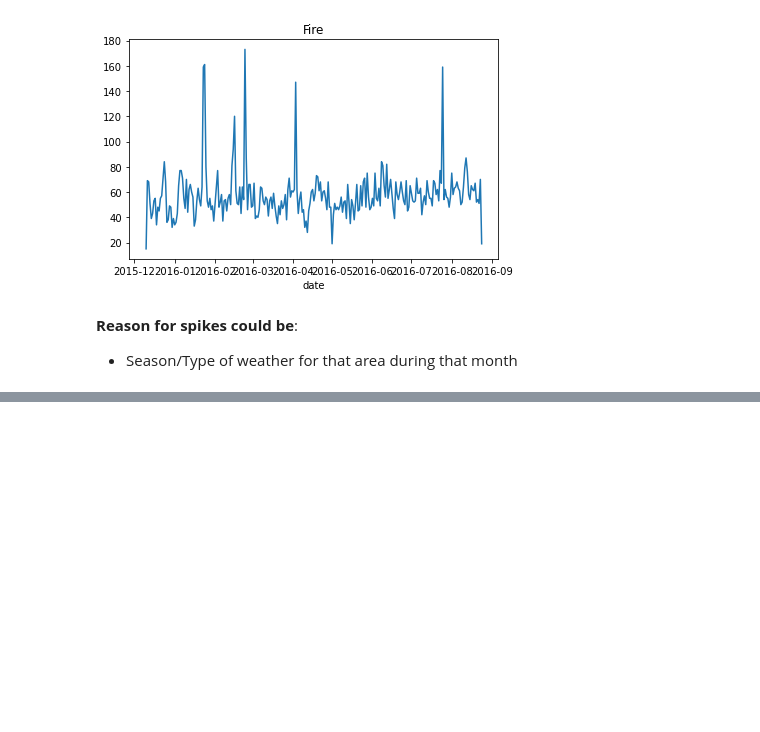
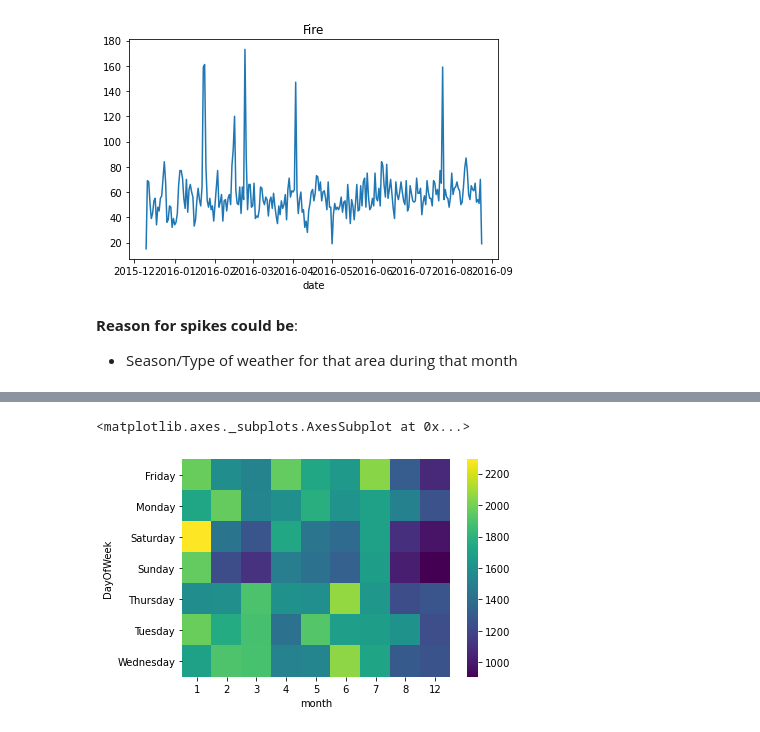
Before and after one commit to HunterKane/Capstone-Project---911-Call-Data, a Jupyter notebook: Capstone Project - 911 Calls Data .ipynb, the cells around one changed output, grey strips where cells are left out. Saved outputs shown, nothing was run; the diff lists cells and outputs as text; code cells hidden in the pictures; blank space fills up the shorter version.

```diff
--- a/Capstone Project - 911 Calls Data .ipynb
+++ b/Capstone Project - 911 Calls Data .ipynb
@@ -428,0 +448,5 @@ __Reason for spikes could be__:
+# %%
+sns.heatmap(dayMonth,cmap = 'viridis')
+# %% [output]
+<matplotlib.axes._subplots.AxesSubplot at 0x...>
+[figure, added]
```
Also changed, not shown: parts of 16 cells of this notebook.
